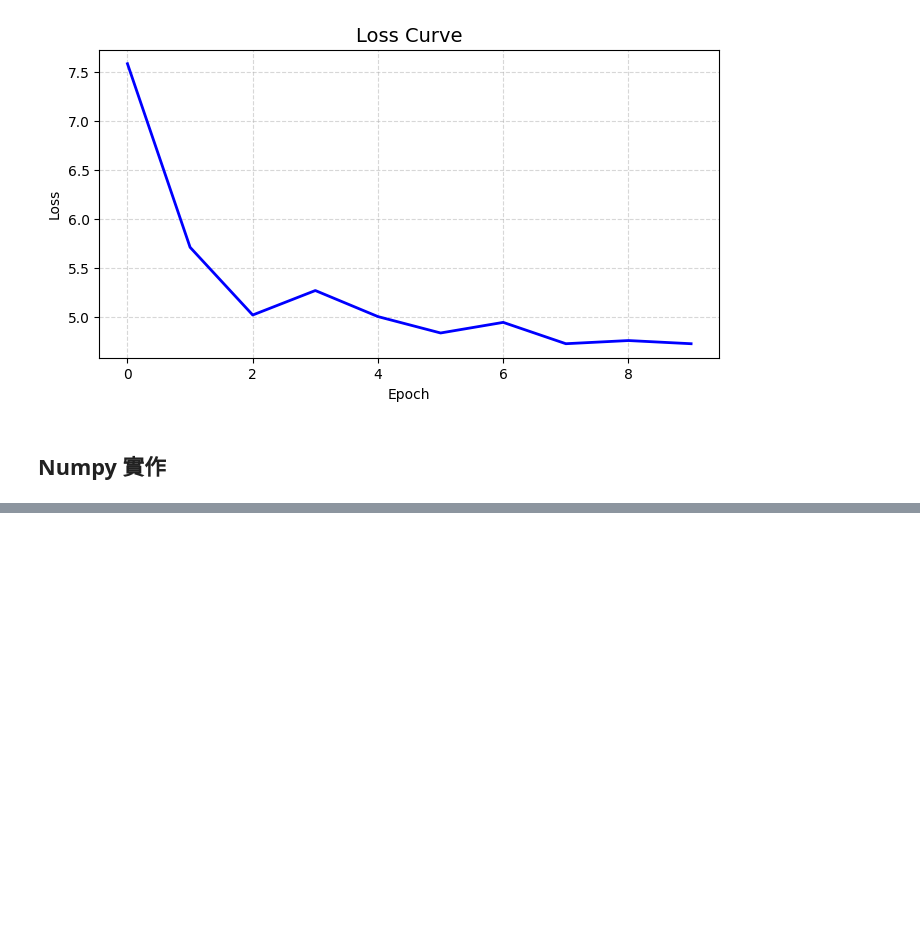
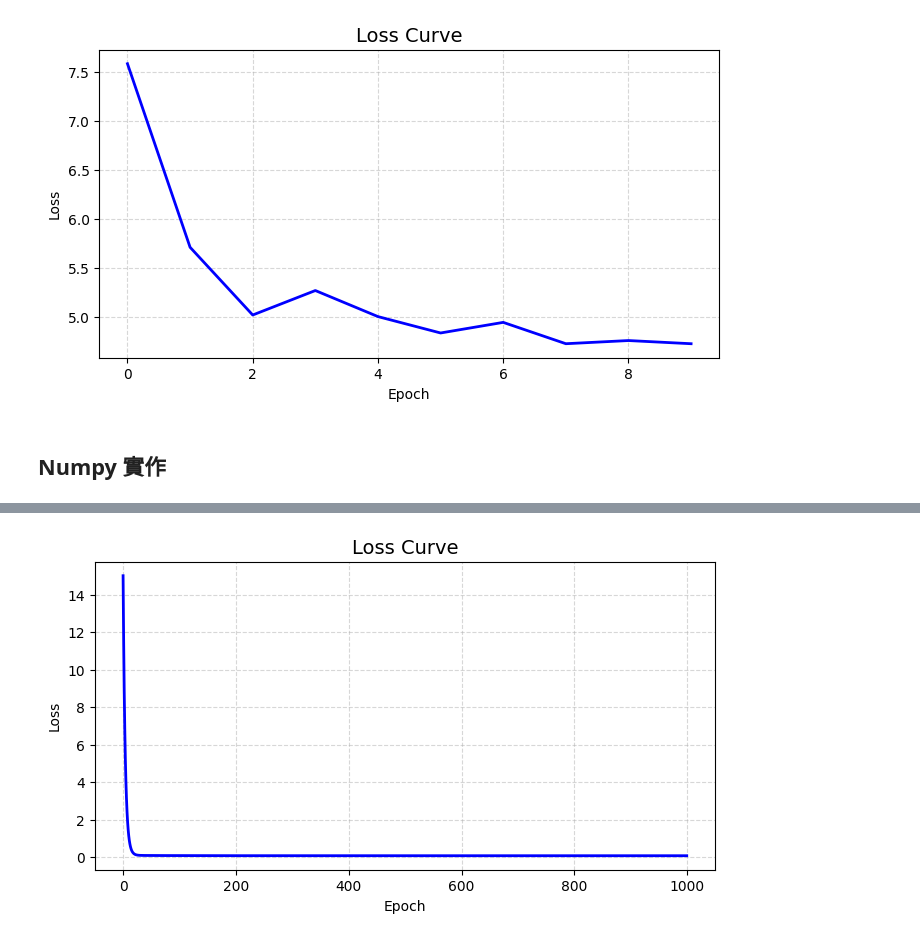
Before and after one commit to Paulyang80/DeepLearningLab, a Jupyter notebook: notebooks/01-linear-regression.ipynb, the cells around one changed output, grey strips where cells are left out. Cells and saved outputs as stored; diff of their text form; code cells hidden in the pictures; blank space fills up the shorter version.

```diff
--- a/notebooks/01-linear-regression.ipynb
+++ b/notebooks/01-linear-regression.ipynb
@@ -691,0 +706,30 @@ Gradient b (db): -18.88263866266542
+# %%
+def np_grad(X, y_true, y_pred):
+    n = X.shape[0]
+    error = y_pred - y_true
+    # .T 轉置語法
+    grad_w = X.T @ error / n
+    grad_b = np.mean(error)
+    return grad_w, grad_b
+# %%
+def train_linear_regression_numpy(X, y_true, epochs, learning_rate):
+    weight = 0
+    bias = 0
+
+    loss_history = []
+    for epoch in range(epochs):
+        y_pred = np_forward(X, weight, bias)
+        loss = np_MSE(y_pred, y_true)
+        loss_history.append(loss)
+
+        grad_w, grad_b = np_grad(X, y_true, y_pred)
+        weight -= learning_rate * grad_w
+        bias -= learning_rate * grad_b
+
+        if (epoch + 1) % 100 == 0:
+            epoch_avg_loss = np.mean(loss_history[-100:])
+            print(f"Epoch {epoch+1}/{epochs}, Loss: {loss:.4f}, Weight: {weight.item():.2f}, Bias: {bias:.2f}")
+
+    return weight, bias, loss_history
+# %%
+weight, bias, loss_history = train_linear_regression_numpy(X, Y, epochs=1000, learning_rate=0.1)
@@ -691,0 +747,11 @@ Gradient b (db): -18.88263866266542
+# %%
+fig, ax = plt.subplots(figsize=(8, 4))
+ax.plot(loss_history, color='blue', linewidth=2)
+
+ax.set_title("Loss Curve", fontsize=14)
+ax.set_xlabel("Epoch")
+ax.set_ylabel("Loss")
+ax.grid(True, linestyle="--", alpha=0.5)
+plt.show()
+# %% [output]
+[figure, added]
```
Also changed, not shown: parts of 9 cells of this notebook.
